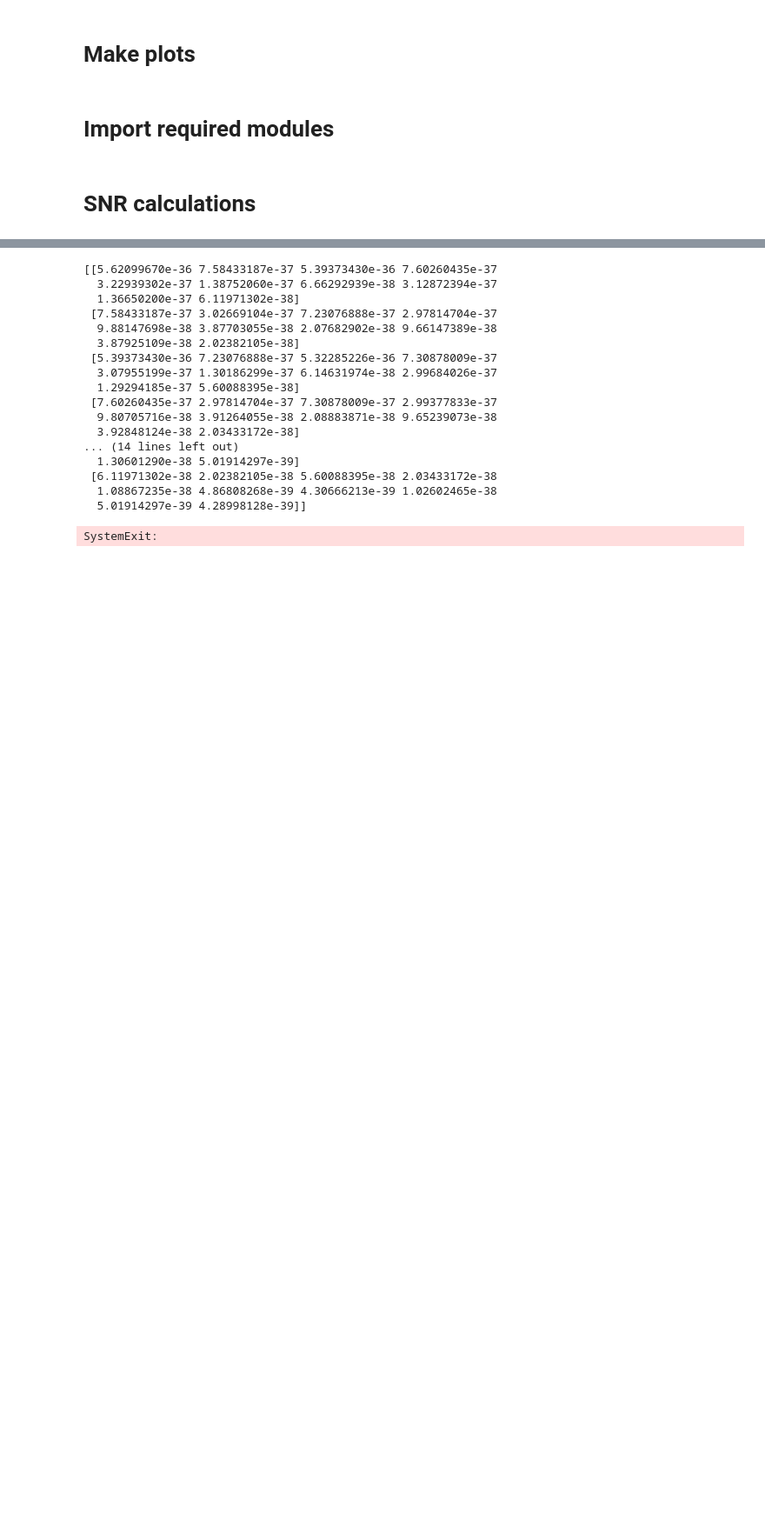
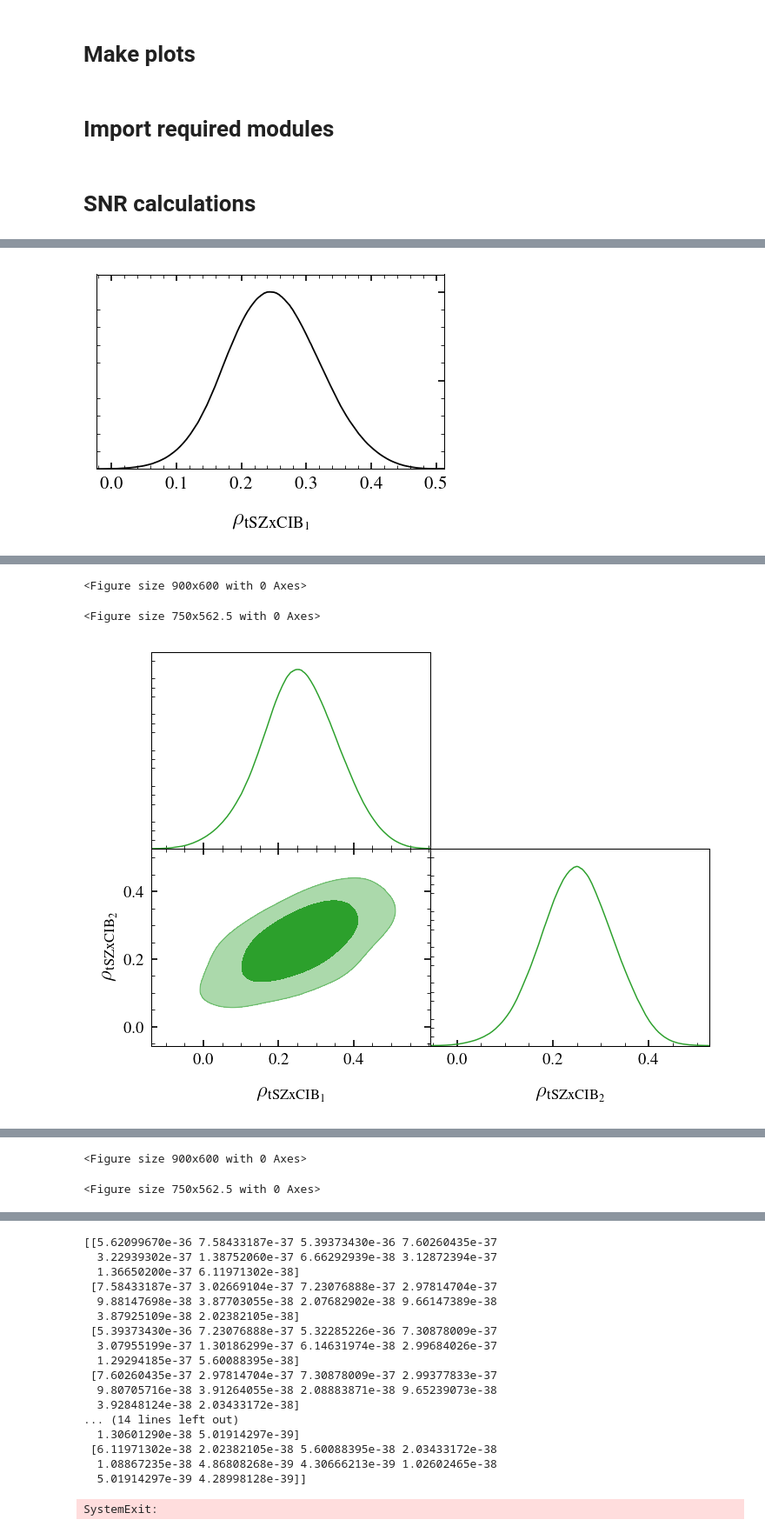
Before and after one commit to sriniraghunathan/tSZ_2pt_SPT_SPIRE, a Jupyter notebook: fit_for_tsz_cib.ipynb, the cells around one changed output, grey strips where cells are left out. Shown: that part at 87% size. Drawn from its saved outputs; the diff is of its cells as text; code cells hidden in the pictures; blank space fills up the shorter version.

```diff
--- a/fit_for_tsz_cib.ipynb
+++ b/fit_for_tsz_cib.ipynb
@@ -424,0 +576,43 @@ SystemExit:
+# %%
+burn_in_fraction = 0.2
+rcParams['text.usetex'] = True #False
+rcParams['font.family'] = 'sans-serif'
+rcParams['font.serif'] = ['Computer Modern Roman']
+chain_name_arr = ['tsz_cib_corr_samples_1bins', 'tsz_cib_corr_samples_2bins', 'tsz_cib_corr_samples_5bins']
+for chain_name in chain_name_arr:
+    chain_fd_and_name = 'results/chains/%s/%s' %(chain_name, chain_name)
+    curr_samples = getdist.mcsamples.loadMCSamples( chain_fd_and_name )
+    curr_samples.removeBurn( burn_in_fraction )
+
+
+
+
+    if chain_name == 'tsz_cib_corr_samples_1bins':
+        g = plots.get_single_plotter(width_inch = 3)
+        g.plot_1d( curr_samples, 'rho_tsz_cib_1')
+        show()
+    else:
+
+        total_bins = int( chain_name.split('_')[-1].replace('bins', '') )
+        params_to_plot = []
+        for binno in range( total_bins ):
+            params_to_plot.append( 'rho_tsz_cib_%s' %(binno+1) )
+
+        '''
+        for ppp in params_to_plot:
+            g = plots.get_single_plotter(width_inch = 3)
+            g.plot_1d( curr_samples, ppp)
+            show()
+        '''
+
+
+        clf()
+        g = plots.get_single_plotter(width_inch = 5)
+        g.triangle_plot(curr_samples, params=params_to_plot,
+                        contour_colors=['tab:green'],
+                        framealpha = 1.,
+                        filled=True,
+                        )
+
+        show()
+# %% [output]
@@ -424,0 +621 @@ SystemExit:
+[figure, added]
@@ -424,0 +623,3 @@ SystemExit:
+<Figure size 900x600 with 0 Axes>
+<Figure size 750x562.5 with 0 Axes>
+[figure, added]
@@ -424,0 +628,2 @@ SystemExit:
+<Figure size 900x600 with 0 Axes>
+<Figure size 750x562.5 with 0 Axes>
```
Also changed, not shown: parts of 8 cells of this notebook, 2 other files.
